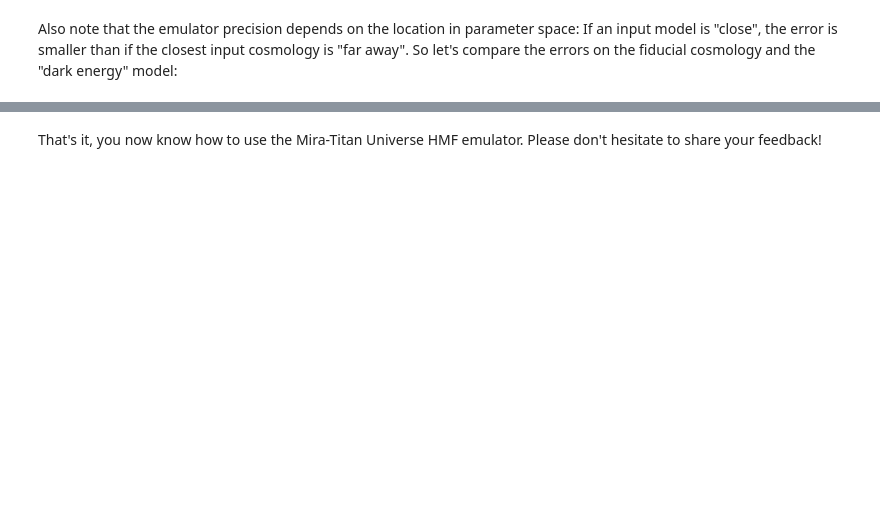
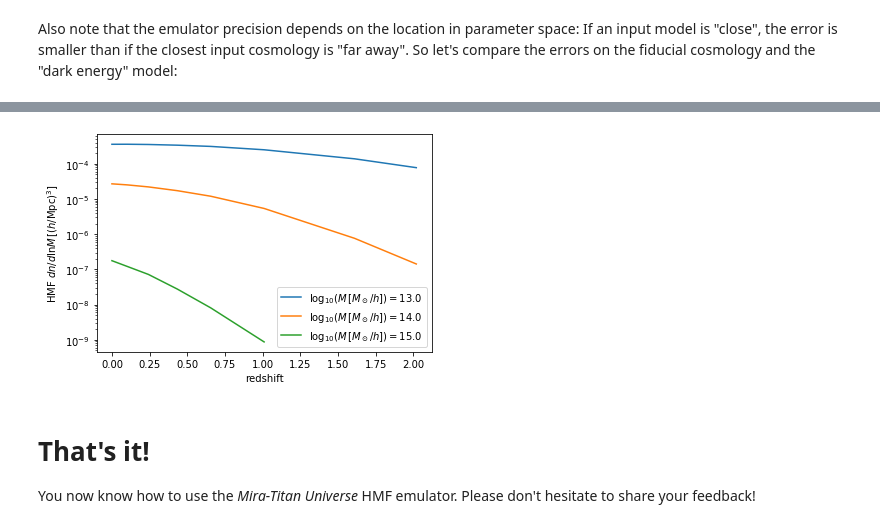
Before and after one commit to SebastianBocquet/MiraTitanHMFemulator, a Jupyter notebook: tutorial.ipynb, the cells around one changed output, grey strips where cells are left out. Drawn from its saved outputs; the diff is of its cells as text; code cells hidden in the pictures; blank space fills up the shorter version.

```diff
--- a/tutorial.ipynb
+++ b/tutorial.ipynb
@@ -257,2 +198,17 @@ plt.ylabel('Frequency');
+# %%
+for m in [0, 1000]:
+    plt.semilogy(HMFemu.z_arr, [res[z]['HMF'][m] for z in HMFemu.z_arr],
+                 label='$\log_{10}(M\,[M_\odot/h])=%.1f$'%res[0.0]['log10_M'][m])
+m = 2000
+plt.semilogy(HMFemu.z_arr[2:], [res[z]['HMF'][m] for z in HMFemu.z_arr[2:]],
+             label='$\log_{10}(M\,[M_\odot/h])=%.1f$'%res[0.0]['log10_M'][m],
+            )
+
+plt.xlabel('redshift')
+plt.ylabel('HMF $dn/d\lnM\,[(h/\\mathrm{Mpc})^3]$')
+plt.legend();
+# %% [output]
+[figure, added]
 # %% [markdown]
-That's it, you now know how to use the Mira-Titan Universe HMF emulator. Please don't hesitate to share your feedback!
+# That's it!
+You now know how to use the *Mira-Titan Universe* HMF emulator. Please don't hesitate to share your feedback!
```
Also changed, not shown: parts of 18 cells of this notebook, 9 other files.
